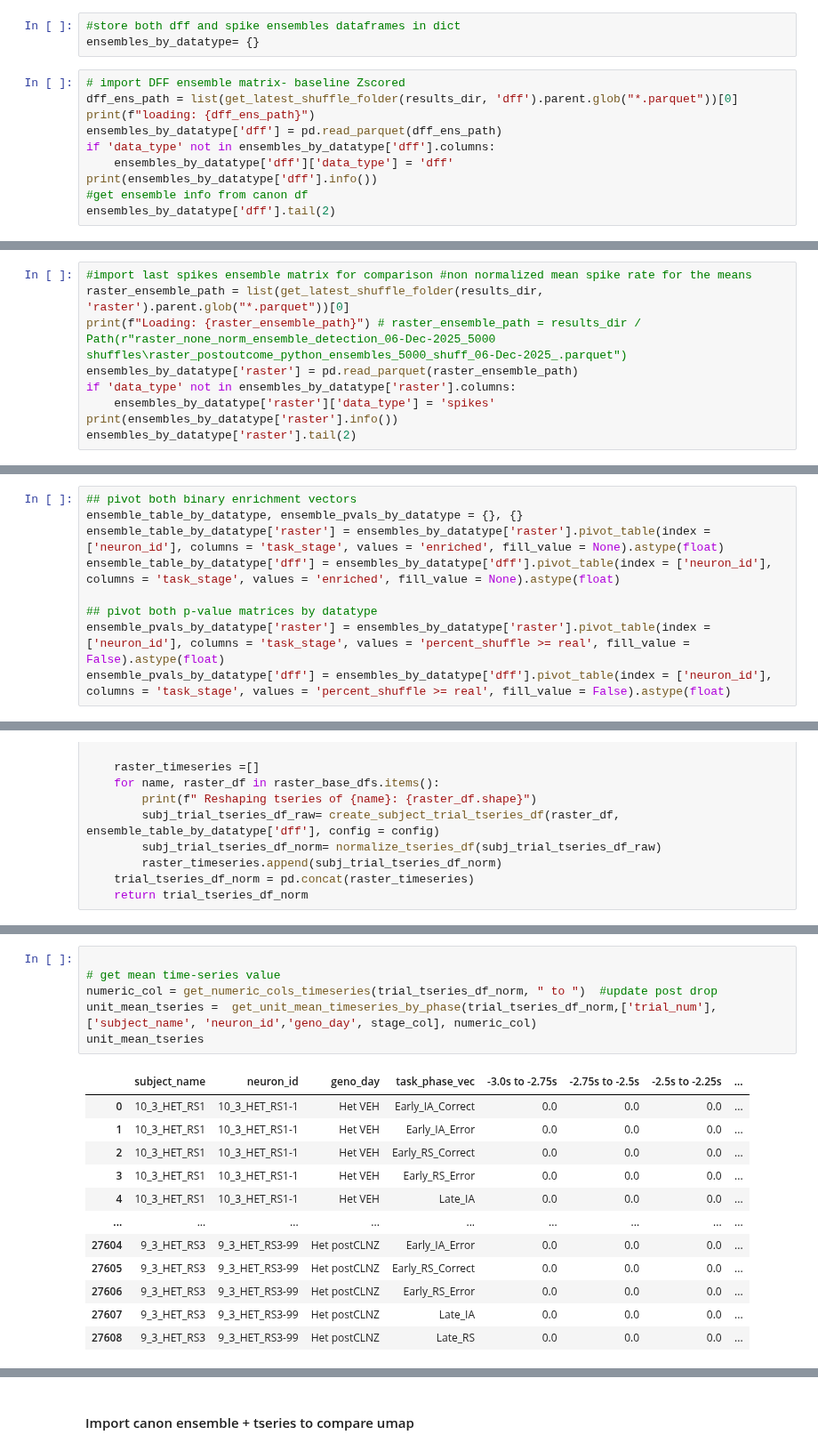
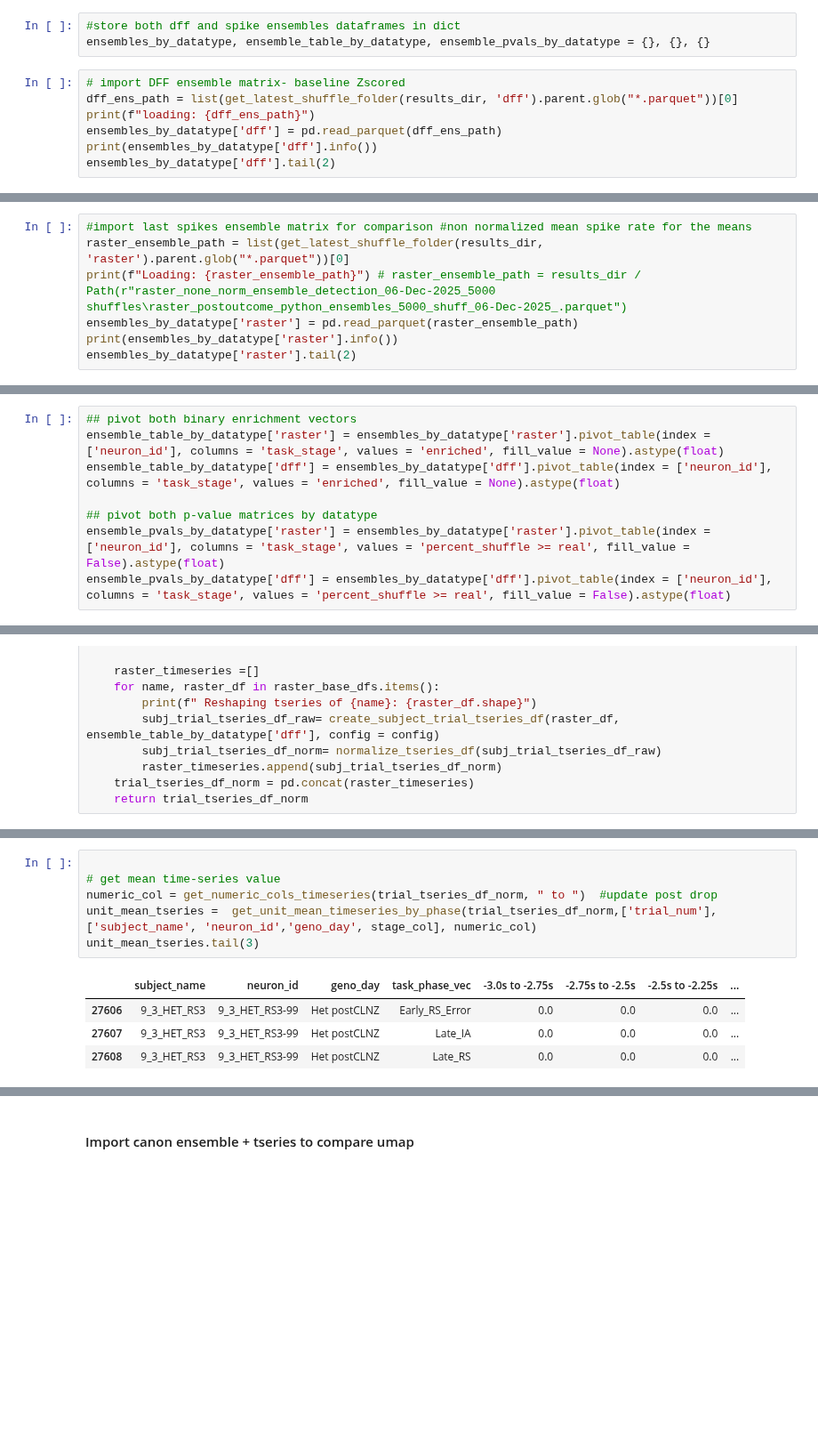
Before and after one commit to cjohnsoncruz/dlx56_mPFC_1p_SohalLab, a Jupyter notebook: code/revisions_Sup Fig1_ensemble_stability_test_v1.ipynb, the cells around one changed output, grey strips where cells are left out. Shown at 89% size. Saved outputs shown, nothing was run; the diff lists cells and outputs as text; blank space fills up the shorter version.

```diff
--- a/code/revisions_Sup Fig1_ensemble_stability_test_v1.ipynb
+++ b/code/revisions_Sup Fig1_ensemble_stability_test_v1.ipynb
@@ -448,16 +448,13 @@ Figure saved: dff_vs_spikes_ensemble_p-value_vector_chunkcorrs.jpg | In: C:\User
 #### import both DFF & spike ensemble parquets
 # %%
 #store both dff and spike ensembles dataframes in dict
-ensembles_by_datatype= {}
+ensembles_by_datatype, ensemble_table_by_datatype, ensemble_pvals_by_datatype = {}, {}, {}
 # %%
 # import DFF ensemble matrix- baseline Zscored
 dff_ens_path = list(get_latest_shuffle_folder(results_dir, 'dff').parent.glob("*.parquet"))[0]
 print(f"loading: {dff_ens_path}")
 ensembles_by_datatype['dff'] = pd.read_parquet(dff_ens_path)
-if 'data_type' not in ensembles_by_datatype['dff'].columns:
-    ensembles_by_datatype['dff']['data_type'] = 'dff'
 print(ensembles_by_datatype['dff'].info())
-#get ensemble info from canon df
 ensembles_by_datatype['dff'].tail(2)
 # %% [output]
 loading: C:\Users\13car\Dropbox\local_github_repos_personal\dlx56_mPFC_1p_SohalLab\results\dff_baseline_zscore_norm_ensemble_detection_07-Dec-2025_10000 shuffles\dff_postoutcome_python_ensembles_10000 ...
@@ -489,8 +485,6 @@ None
 raster_ensemble_path = list(get_latest_shuffle_folder(results_dir, 'raster').parent.glob("*.parquet"))[0]
 print(f"Loading: {raster_ensemble_path}") # raster_ensemble_path = results_dir / Path(r"raster_none_norm_ensemble_detection_06-Dec-2025_5000 shuffles\raster_postoutcome_python_ensembles_5000_shuff_06-Dec-2025_.parquet")
 ensembles_by_datatype['raster'] = pd.read_parquet(raster_ensemble_path)
-if 'data_type' not in ensembles_by_datatype['raster'].columns:
-    ensembles_by_datatype['raster']['data_type'] = 'spikes'
 print(ensembles_by_datatype['raster'].info())
 ensembles_by_datatype['raster'].tail(2)
 # %% [output]
@@ -520,7 +513,6 @@ None
 | 38198 | truncated_post_outcome | cell_99 | 0.006127 | 0.002014 | False | 0.6078 | 9_3_HET_RS3 | 9_3_HET_RS3-99 | ... |
 # %%
 ## pivot both binary enrichment vectors
-ensemble_table_by_datatype, ensemble_pvals_by_datatype = {}, {}
 ensemble_table_by_datatype['raster'] = ensembles_by_datatype['raster'].pivot_table(index = ['neuron_id'], columns = 'task_stage', values = 'enriched', fill_value = None).astype(float)
 ensemble_table_by_datatype['dff'] = ensembles_by_datatype['dff'].pivot_table(index = ['neuron_id'], columns = 'task_stage', values = 'enriched', fill_value = None).astype(float)
 
@@ -676,19 +631,11 @@ Dropping 8 bins from start: Index(['-5.0s to -4.75s', '-4.75s to -4.5s', '-4.5s
 # %%
 
 # get mean time-series value
 numeric_col = get_numeric_cols_timeseries(trial_tseries_df_norm, " to ")  #update post drop
 unit_mean_tseries =  get_unit_mean_timeseries_by_phase(trial_tseries_df_norm,['trial_num'], ['subject_name', 'neuron_id','geno_day', stage_col], numeric_col)
-unit_mean_tseries
+unit_mean_tseries.tail(3)
 # %% [output]
 |  | subject_name | neuron_id | geno_day | task_phase_vec | -3.0s to -2.75s | -2.75s to -2.5s | -2.5s to -2.25s | ... |
-| 0 | 10_3_HET_RS1 | 10_3_HET_RS1-1 | Het VEH | Early_IA_Correct | 0.0 | 0.0 | 0.0 | ... |
-| 1 | 10_3_HET_RS1 | 10_3_HET_RS1-1 | Het VEH | Early_IA_Error | 0.0 | 0.0 | 0.0 | ... |
-| 2 | 10_3_HET_RS1 | 10_3_HET_RS1-1 | Het VEH | Early_RS_Correct | 0.0 | 0.0 | 0.0 | ... |
-| 3 | 10_3_HET_RS1 | 10_3_HET_RS1-1 | Het VEH | Early_RS_Error | 0.0 | 0.0 | 0.0 | ... |
-| 4 | 10_3_HET_RS1 | 10_3_HET_RS1-1 | Het VEH | Late_IA | 0.0 | 0.0 | 0.0 | ... |
-| ... | ... | ... | ... | ... | ... | ... | ... | ... |
-| 27604 | 9_3_HET_RS3 | 9_3_HET_RS3-99 | Het postCLNZ | Early_IA_Error | 0.0 | 0.0 | 0.0 | ... |
-| 27605 | 9_3_HET_RS3 | 9_3_HET_RS3-99 | Het postCLNZ | Early_RS_Correct | 0.0 | 0.0 | 0.0 | ... |
 | 27606 | 9_3_HET_RS3 | 9_3_HET_RS3-99 | Het postCLNZ | Early_RS_Error | 0.0 | 0.0 | 0.0 | ... |
 | 27607 | 9_3_HET_RS3 | 9_3_HET_RS3-99 | Het postCLNZ | Late_IA | 0.0 | 0.0 | 0.0 | ... |
 | 27608 | 9_3_HET_RS3 | 9_3_HET_RS3-99 | Het postCLNZ | Late_RS | 0.0 | 0.0 | 0.0 | ... |
```
Also changed, not shown: parts of 8 cells of this notebook, 1 other file.
